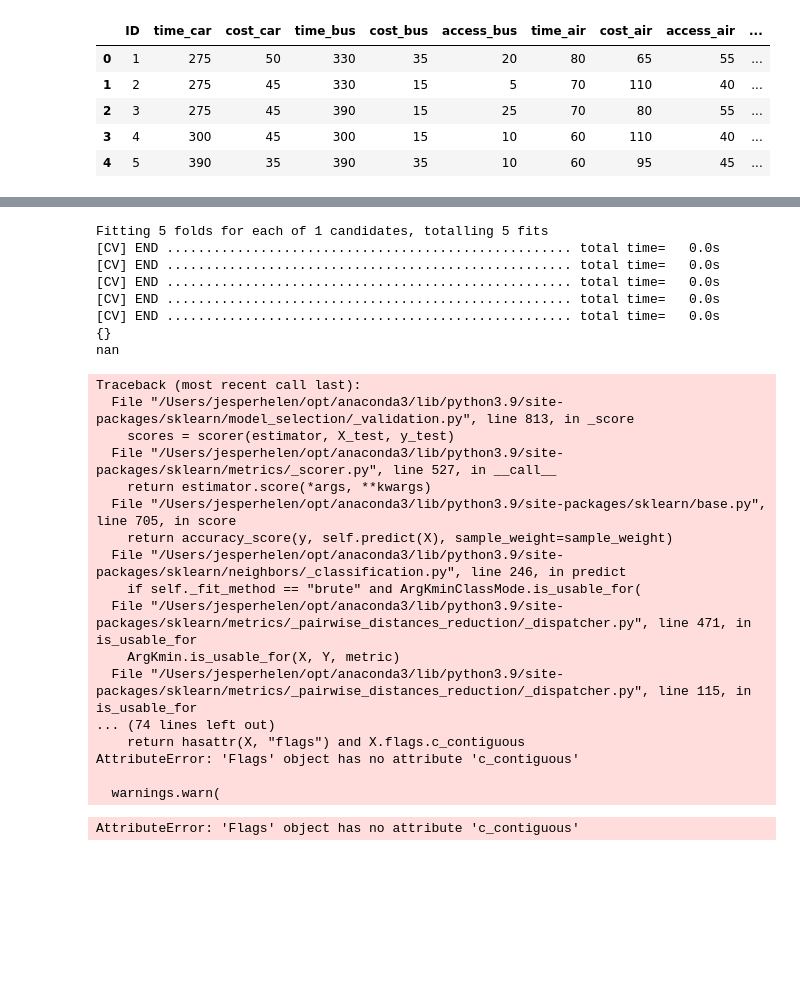
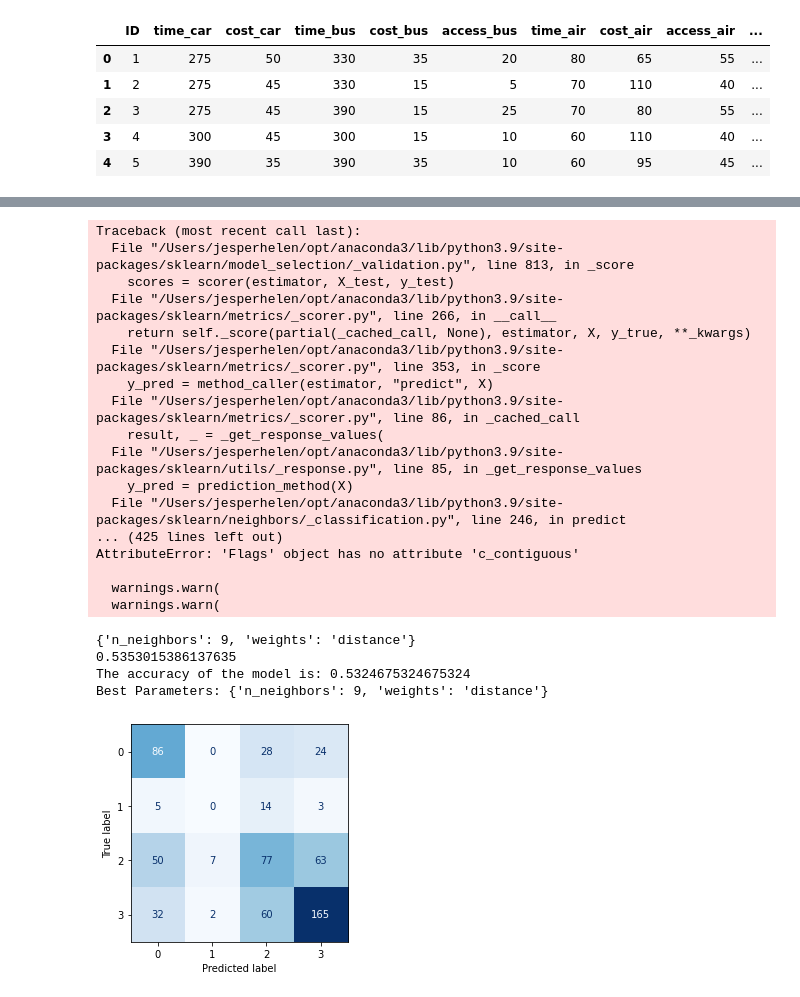
Before and after one commit to piffen236/Lab-3, a Jupyter notebook: Lab 3.ipynb, the cells around one changed output, grey strips where cells are left out. Saved outputs shown, nothing was run; the diff lists cells and outputs as text; code cells hidden in the pictures; blank space fills up the shorter version.

```diff
--- a/Lab 3.ipynb
+++ b/Lab 3.ipynb
@@ -83,70 +90,62 @@ y = df['choice']
 x_train, x_test, y_train, y_test = train_test_split(x, y, test_size=0.2,random_state=0)
 # %%
 param_grid = {
-#     'n_neighbors': [3, 5, 7, 9],
-#     'weights': ['uniform', 'distance']
+     'n_neighbors': [8,9,10,11],
+     'weights': ['uniform', 'distance']
 }
 # creating the model
 KNN_model=KNeighborsClassifier()
 # using the grid parameters
 grid_search = GridSearchCV(estimator=KNN_model, param_grid=param_grid, cv=5, scoring='accuracy')
 # grid search to the data
 grid_search.fit(x_train, y_train)
 
 # best parameters and best estimator from the grid search
 best_params = grid_search.best_params_
 print(best_params)
 # Retrieve the best cross-validated accuracy score achieved with the best hyperparameters
 best_score = grid_search.best_score_
 print(best_score)
 # Set 'model' to be the best estimator (model with the best hyperparameters) identified by the grid search
 best_KNN = grid_search.best_estimator_
 
 # Define a model maximum of 1000 iterations and a fixed random seed
 
 # Train the LogisticRegression model on the training data
 
 cmd.from_estimator(best_KNN, x_test, y_test,cmap='Blues',colorbar=False)
 
 # Calculate the accuracy of the model by comparing predicted labels to true labels
 # Compute mae, mse r2
 y_pred = best_KNN.predict(x_test)
 mae = mean_absolute_error(y_test, y_pred)
 mse = mean_squared_error(y_test, y_pred)
 r2 = r2_score(y_test, y_pred)
-print('The accuracy of the model is: '+str(accuracy_score(y_test,beast_RF.predict(x_test))))
-print(f"Mean Absolute Error: {mae}")
-print(f"Mean Squared Error: {mse}")
-print(f"R-squared: {r2}")
-# Print the best parameters
+print('The accuracy of the model is: '+str(accuracy_score(y_test,best_KNN.predict(x_test))))
 print("Best Parameters:", best_params)
 # %% [output]
-Fitting 5 folds for each of 1 candidates, totalling 5 fits
-[CV] END .................................................... total time=   0.0s
-[CV] END .................................................... total time=   0.0s
-[CV] END .................................................... total time=   0.0s
-[CV] END .................................................... total time=   0.0s
-[CV] END .................................................... total time=   0.0s
-{}
-nan
+Traceback (most recent call last):
+  File "/Users/jesperhelen/opt/anaconda3/lib/python3.9/site-packages/sklearn/model_selection/_validation.py", line 813, in _score
+    scores = scorer(estimator, X_test, y_test)
+  File "/Users/jesperhelen/opt/anaconda3/lib/python3.9/site-packages/sklearn/metrics/_scorer.py", line 266, in __call__
+    return self._score(partial(_cached_call, None), estimator, X, y_true, **_kwargs)
+  File "/Users/jesperhelen/opt/anaconda3/lib/python3.9/site-packages/sklearn/metrics/_scorer.py", line 353, in _score
+    y_pred = method_caller(estimator, "predict", X)
+  File "/Users/jesperhelen/opt/anaconda3/lib/python3.9/site-packages/sklearn/metrics/_scorer.py", line 86, in _cached_call
+    result, _ = _get_response_values(
+  File "/Users/jesperhelen/opt/anaconda3/lib/python3.9/site-packages/sklearn/utils/_response.py", line 85, in _get_response_values
+    y_pred = prediction_method(X)
+  File "/Users/jesperhelen/opt/anaconda3/lib/python3.9/site-packages/sklearn/neighbors/_classification.py", line 246, in predict
+... (425 lines left out)
+AttributeError: 'Flags' object has no attribute 'c_contiguous'
+
+  warnings.warn(
+  warnings.warn(
-Traceback (most recent call last):
-  File "/Users/jesperhelen/opt/anaconda3/lib/python3.9/site-packages/sklearn/model_selection/_validation.py", line 813, in _score
-    scores = scorer(estimator, X_test, y_test)
-  File "/Users/jesperhelen/opt/anaconda3/lib/python3.9/site-packages/sklearn/metrics/_scorer.py", line 527, in __call__
-    return estimator.score(*args, **kwargs)
-  File "/Users/jesperhelen/opt/anaconda3/lib/python3.9/site-packages/sklearn/base.py", line 705, in score
-    return accuracy_score(y, self.predict(X), sample_weight=sample_weight)
-  File "/Users/jesperhelen/opt/anaconda3/lib/python3.9/site-packages/sklearn/neighbors/_classification.py", line 246, in predict
-    if self._fit_method == "brute" and ArgKminClassMode.is_usable_for(
-  File "/Users/jesperhelen/opt/anaconda3/lib/python3.9/site-packages/sklearn/metrics/_pairwise_distances_reduction/_dispatcher.py", line 471, in is_usable_for
-    ArgKmin.is_usable_for(X, Y, metric)
-  File "/Users/jesperhelen/opt/anaconda3/lib/python3.9/site-packages/sklearn/metrics/_pairwise_distances_reduction/_dispatcher.py", line 115, in is_usable_for
-... (74 lines left out)
-    return hasattr(X, "flags") and X.flags.c_contiguous
-AttributeError: 'Flags' object has no attribute 'c_contiguous'
-
-  warnings.warn(
+{'n_neighbors': 9, 'weights': 'distance'}
+0.5353015386137635
+The accuracy of the model is: 0.5324675324675324
+Best Parameters: {'n_neighbors': 9, 'weights': 'distance'}
-AttributeError: 'Flags' object has no attribute 'c_contiguous'
+[figure, added]
 # %%
 param_grid = {
     'n_estimators': [300],#[100, 200, 300],
```
Also changed, not shown: parts of 5 cells of this notebook.
